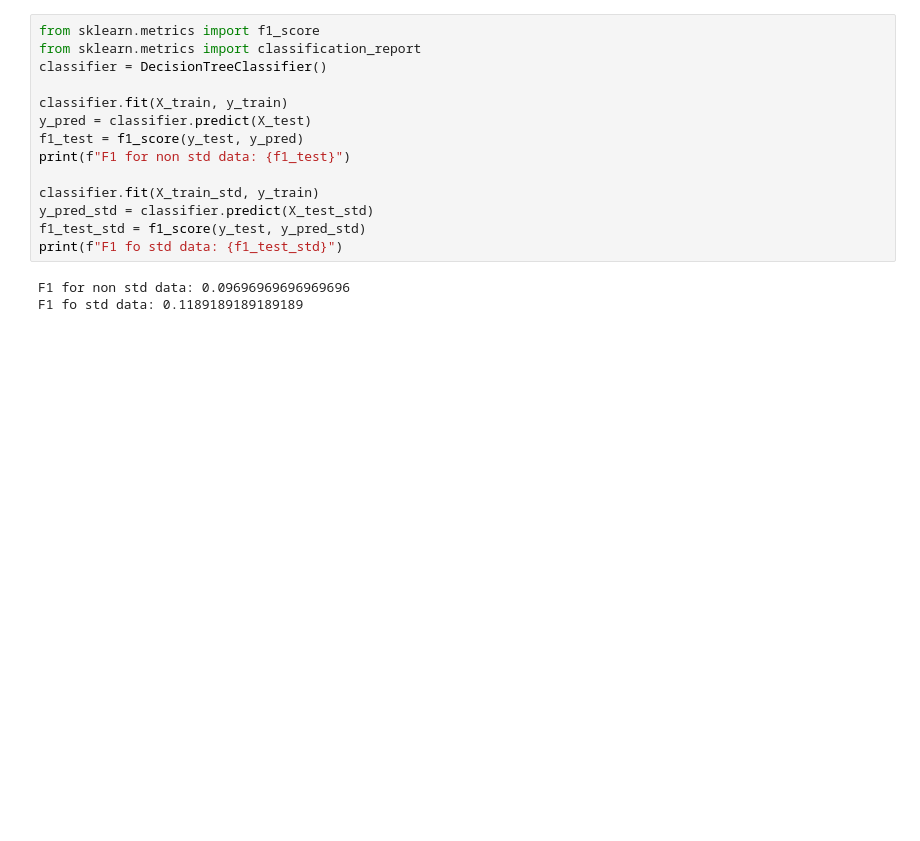
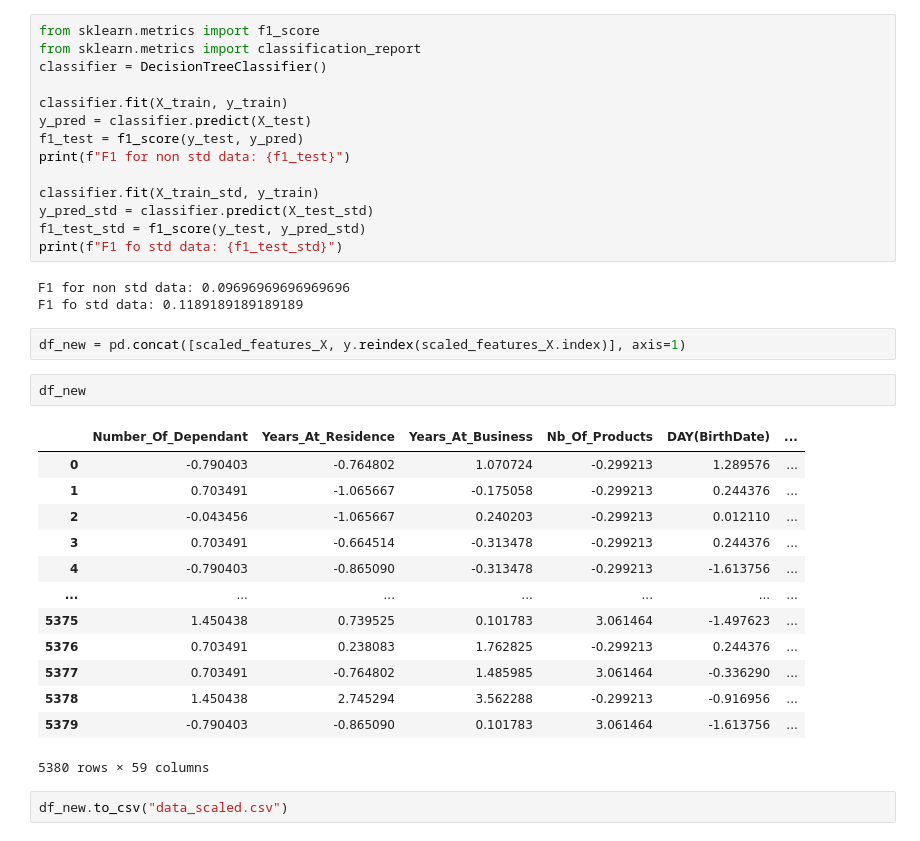
Before and after one commit to gui-marra/Credit-Issue---Final-Project-ML2, a Jupyter notebook: Notebooks/Big picture.ipynb, the cells around one changed output. Saved outputs shown, nothing was run; the diff lists cells and outputs as text; blank space fills up the shorter version.

```diff
--- a/Notebooks/Big picture.ipynb
+++ b/Notebooks/Big picture.ipynb
@@ -317,3 +317,23 @@ print(f"F1 fo std data: {f1_test_std}")
 # %% [output]
 F1 for non std data: 0.09696969696969696
 F1 fo std data: 0.1189189189189189
+# %%
+df_new = pd.concat([scaled_features_X, y.reindex(scaled_features_X.index)], axis=1)
+# %%
+df_new
+# %% [output]
+|  | Number_Of_Dependant | Years_At_Residence | Years_At_Business | Nb_Of_Products | DAY(BirthDate) | ... |
+| 0 | -0.790403 | -0.764802 | 1.070724 | -0.299213 | 1.289576 | ... |
+| 1 | 0.703491 | -1.065667 | -0.175058 | -0.299213 | 0.244376 | ... |
+| 2 | -0.043456 | -1.065667 | 0.240203 | -0.299213 | 0.012110 | ... |
+| 3 | 0.703491 | -0.664514 | -0.313478 | -0.299213 | 0.244376 | ... |
+| 4 | -0.790403 | -0.865090 | -0.313478 | -0.299213 | -1.613756 | ... |
+| ... | ... | ... | ... | ... | ... | ... |
+| 5375 | 1.450438 | 0.739525 | 0.101783 | 3.061464 | -1.497623 | ... |
+| 5376 | 0.703491 | 0.238083 | 1.762825 | -0.299213 | 0.244376 | ... |
+| 5377 | 0.703491 | -0.764802 | 1.485985 | 3.061464 | -0.336290 | ... |
+| 5378 | 1.450438 | 2.745294 | 3.562288 | -0.299213 | -0.916956 | ... |
+| 5379 | -0.790403 | -0.865090 | 0.101783 | 3.061464 | -1.613756 | ... |
+5380 rows × 59 columns
+# %%
+df_new.to_csv("data_scaled.csv")
```
Also changed, not shown: 5 other files.
